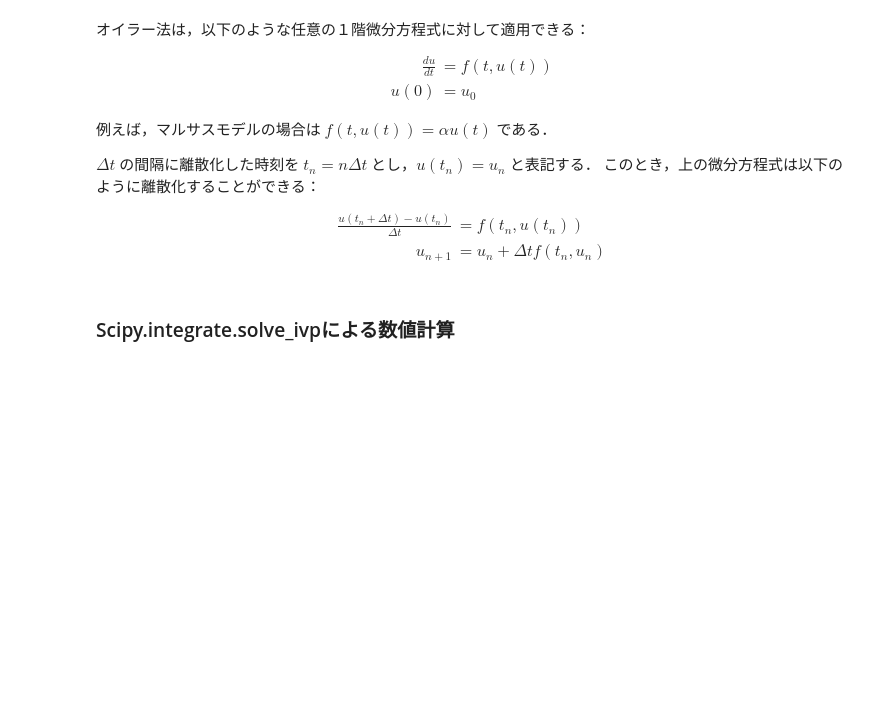
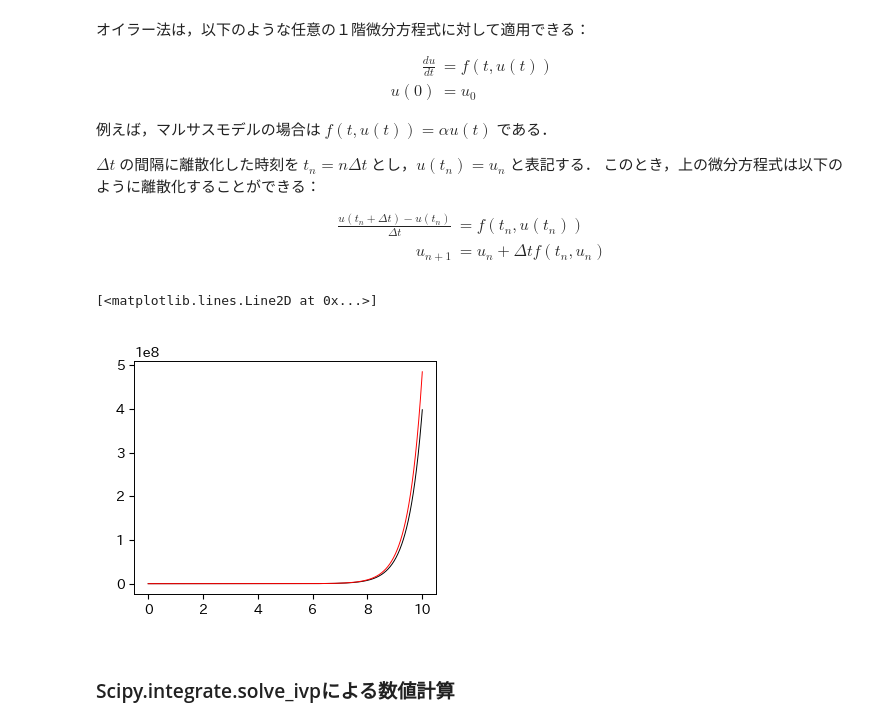
Before and after one commit to tnarizuka/modeling_simulation, a Jupyter notebook: _build/jupyter_execute/chap_5/5_diff_eq.ipynb, the cells around one changed output. Drawn from its saved outputs; the diff is of its cells as text; code cells hidden in the pictures; blank space fills up the shorter version.

```diff
--- a/_build/jupyter_execute/chap_5/5_diff_eq.ipynb
+++ b/_build/jupyter_execute/chap_5/5_diff_eq.ipynb
@@ -238,5 +238,21 @@ $ \Delta t $ の間隔に離散化した時刻を $ t_{n} = n\Delta t $ とし
     \frac{u(t_{n}+\Delta t) - u(t_{n})}{\Delta t} &= f(t_{n}, u(t_{n})) \\[10pt]
     u_{n+1} &= u_{n} + \Delta t f(t_{n}, u_{n})
 \end{align*}
+# %%
+def f(i, u_i):
+    return 2*u_i
+
+Dt = 0.01
+U = [1]
+for i in range(1000):
+    U.append(U[i]+Dt*f(i, U[i]))
+# %%
+fig, ax = plt.subplots()
+t = np.arange(len(U))*Dt
+ax.plot(t, U)
+ax.plot(t, np.exp(2*t), 'r-')
+# %% [output]
+[<matplotlib.lines.Line2D at 0x...>]
+[figure, added]
 # %% [markdown]
 ### Scipy.integrate.solve_ivpによる数値計算
```
Also changed, not shown: 11 other files.
